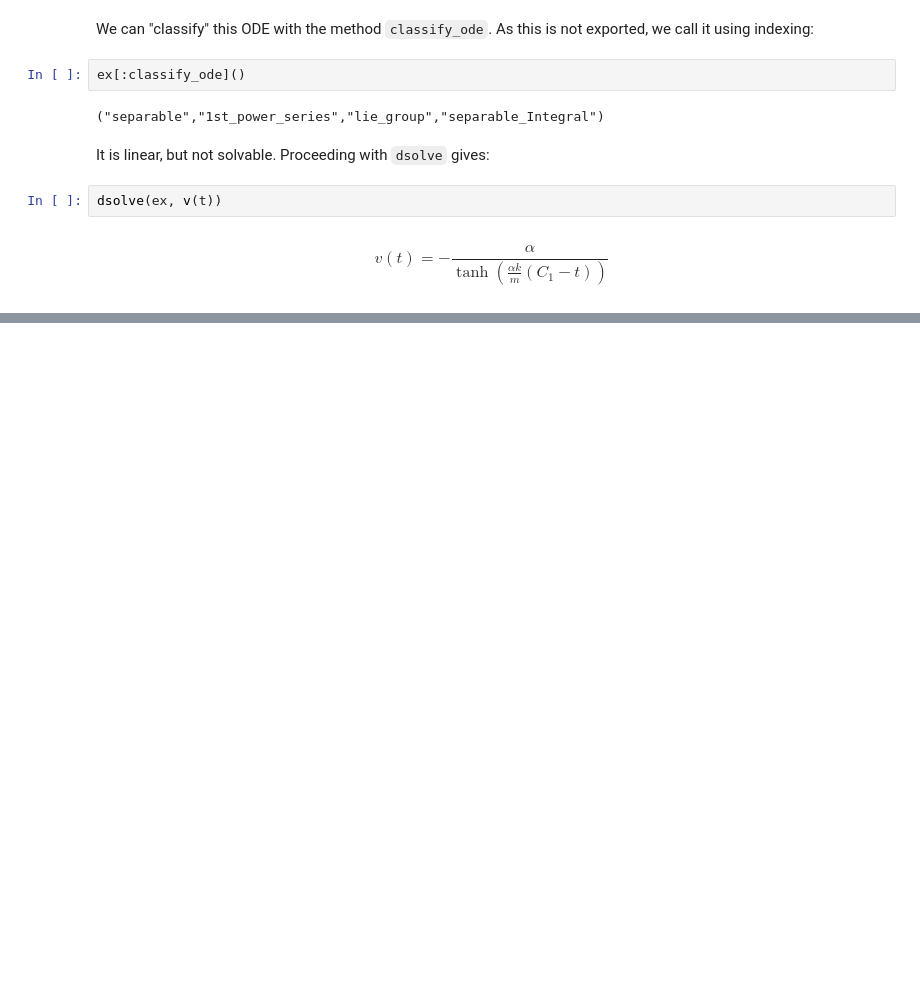
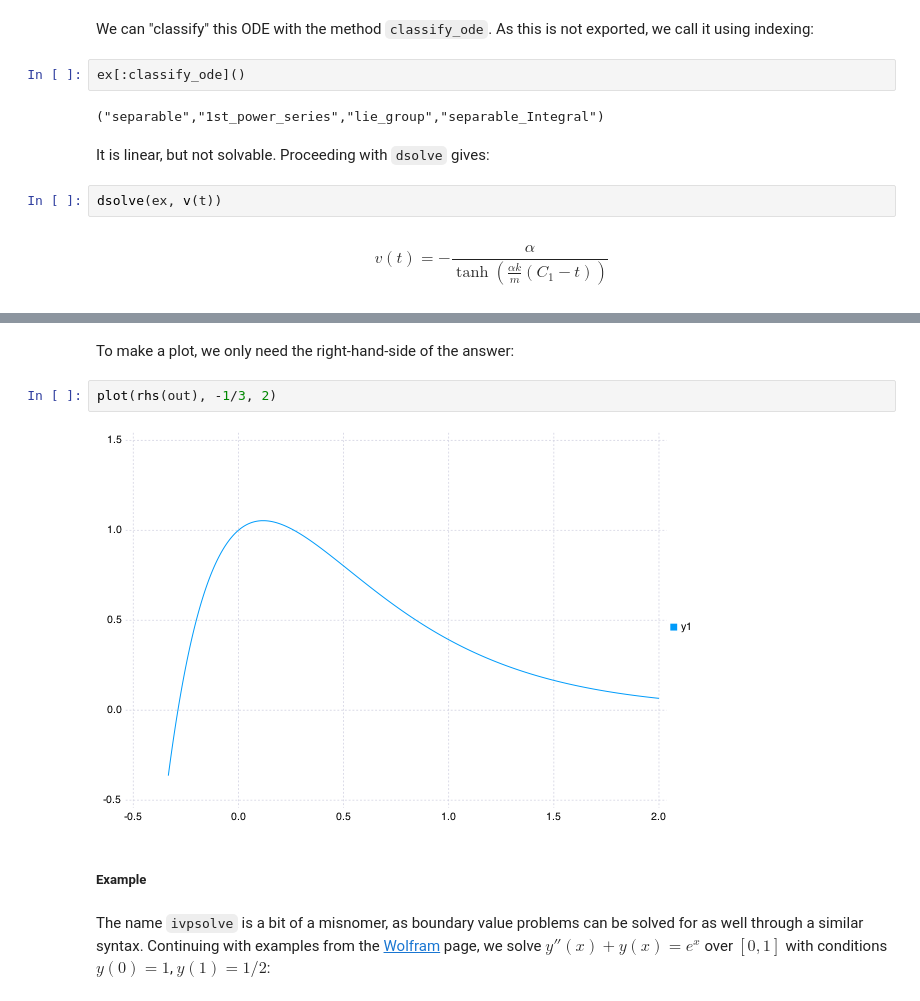
Before and after one commit to JuliaPy/SymPy.jl, a Jupyter notebook: examples/tutorial.ipynb, the cells around one changed output, grey strips where cells are left out. Cells and saved outputs as stored; diff of their text form; blank space fills up the shorter version.

```diff
--- a/examples/tutorial.ipynb
+++ b/examples/tutorial.ipynb
@@ -1292,0 +1364,10 @@ $$v{\left (t \right )} = - \frac{\alpha}{\tanh{\left (\frac{\alpha k}{m} \left(C
+# %% [markdown]
+<p>To make a plot, we only need the right-hand-side of the answer:</p>
+# %%
+plot(rhs(out), -1/3, 2)
+# %% [output]
+[figure, added]
+# %% [markdown]
+<h5>Example</h5>
+# %% [markdown]
+<p>The name <code>ivpsolve</code> is a bit of a misnomer, as boundary value problems can be solved for as well through a similar syntax. Continuing with examples from the <a href="https://reference.wolfram.com/language/tutorial/DSolveLinearBVPs.html">Wolfram</a> page, we solve $y''(x) +y(x) = e^x$ over $[0,1]$ with conditions $y(0)=1$, $y(1) = 1/2$:</p>
```
Also changed, not shown: parts of 69 cells of this notebook, 1 other file.
